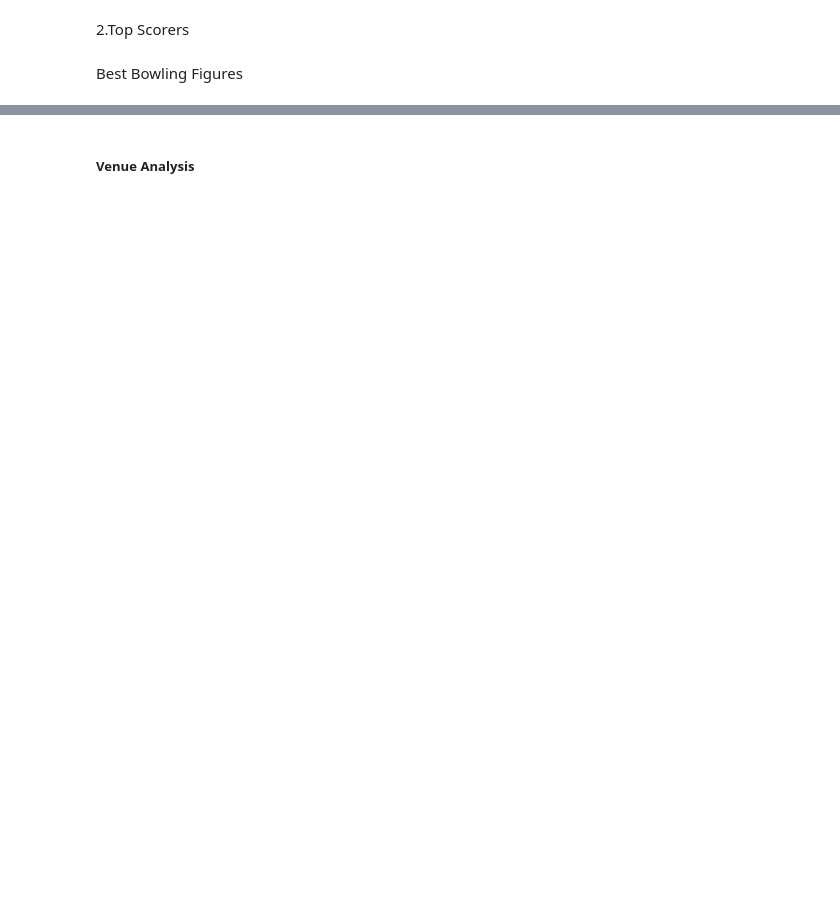
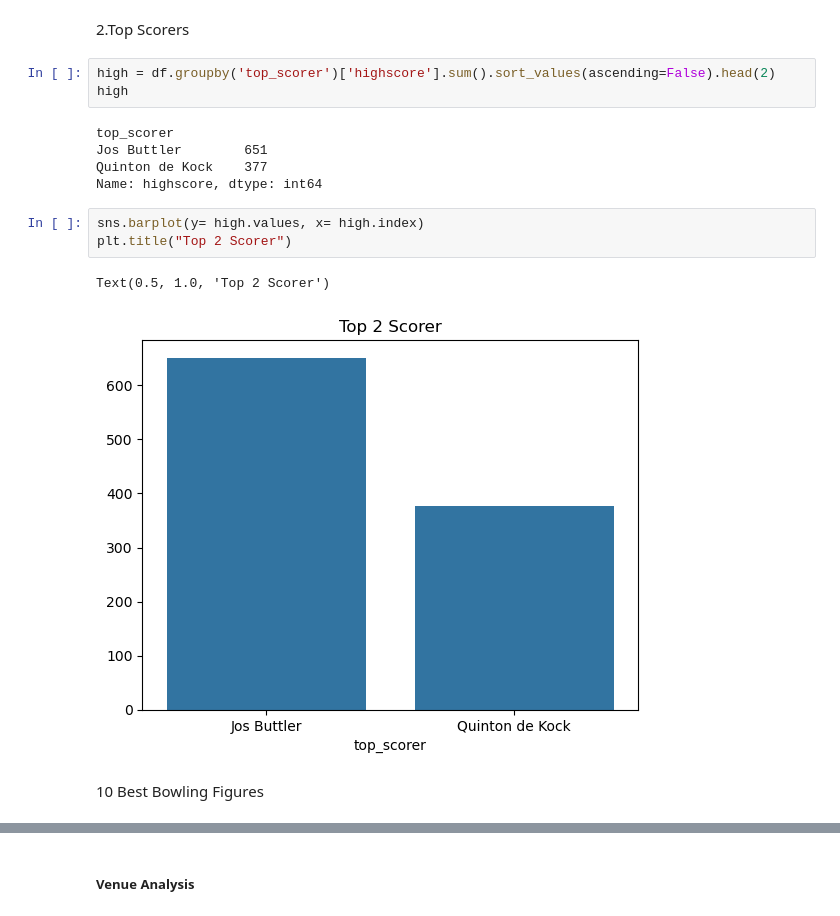
Before and after one commit to ayush2041/Data-Visualization, a Jupyter notebook: IPL_Capstone_project.ipynb, the cells around one changed output, grey strips where cells are left out. Saved outputs shown, nothing was run; the diff lists cells and outputs as text; blank space fills up the shorter version.

```diff
--- a/IPL_Capstone_project.ipynb
+++ b/IPL_Capstone_project.ipynb
@@ -135,4 +157,18 @@ Text(0.5, 1.0, 'Won By')
 # %% [markdown]
 2.Top Scorers
+# %%
+high = df.groupby('top_scorer')['highscore'].sum().sort_values(ascending=False).head(2)
+high
+# %% [output]
+top_scorer
+Jos Buttler        651
+Quinton de Kock    377
+Name: highscore, dtype: int64
+# %%
+sns.barplot(y= high.values, x= high.index)
+plt.title("Top 2 Scorer")
+# %% [output]
+Text(0.5, 1.0, 'Top 2 Scorer')
+[figure, added]
 # %% [markdown]
-Best Bowling Figures
+10 Best Bowling Figures
```
Also changed, not shown: parts of 15 cells of this notebook.
